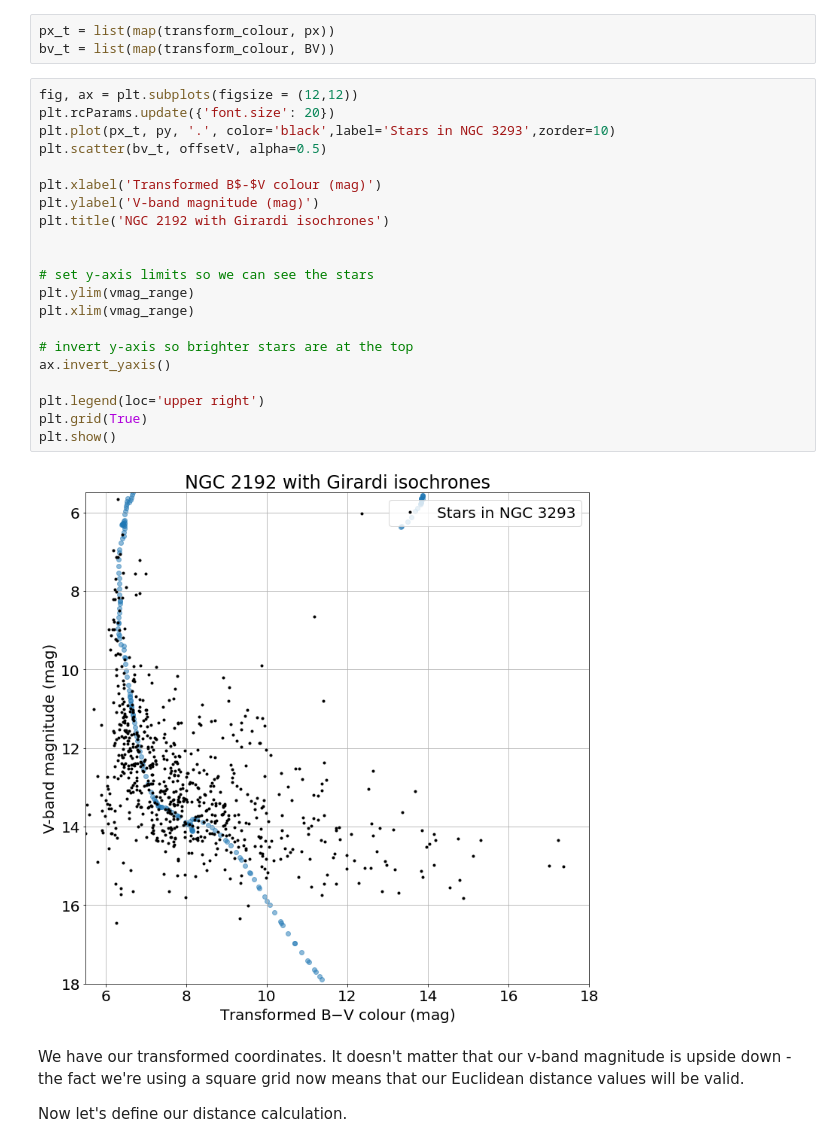
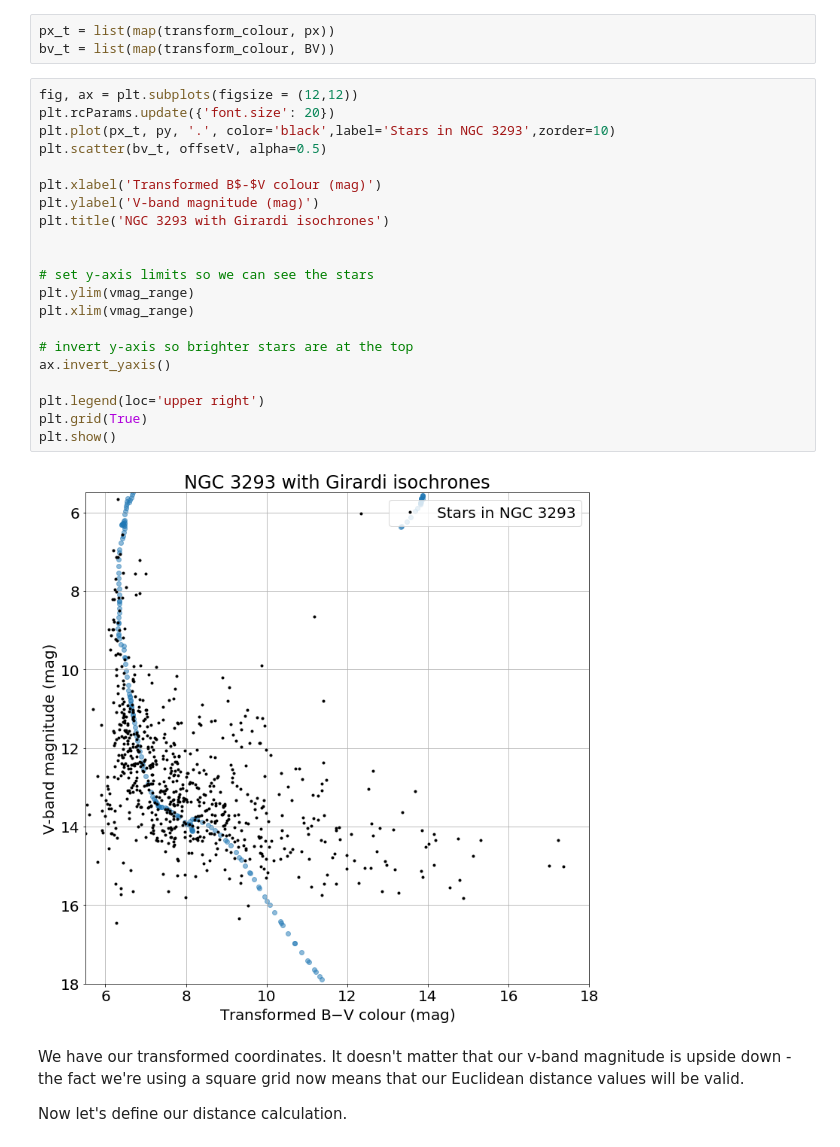
Before and after one commit to cedliang/ASP3231-Project-NGC-3293-, a Jupyter notebook: src/isochrones.ipynb, the cells around one changed output. Cells and saved outputs as stored; diff of their text form.

```diff
--- a/src/isochrones.ipynb
+++ b/src/isochrones.ipynb
@@ -481,26 +481,26 @@ bv_t = list(map(transform_colour, BV))
 # %%
 fig, ax = plt.subplots(figsize = (12,12))
 plt.rcParams.update({'font.size': 20})
 plt.plot(px_t, py, '.', color='black',label='Stars in NGC 3293',zorder=10)
 plt.scatter(bv_t, offsetV, alpha=0.5)
 
 plt.xlabel('Transformed B$-$V colour (mag)')
 plt.ylabel('V-band magnitude (mag)')
-plt.title('NGC 2192 with Girardi isochrones')
+plt.title('NGC 3293 with Girardi isochrones')
 
 
 # set y-axis limits so we can see the stars
 plt.ylim(vmag_range)
 plt.xlim(vmag_range)
 
 # invert y-axis so brighter stars are at the top
 ax.invert_yaxis()
 
 plt.legend(loc='upper right')
 plt.grid(True)
 plt.show()
 # %% [output]
-[figure, old version]
+[figure, new version]
 # %% [markdown]
 We have our transformed coordinates. It doesn't matter that our v-band magnitude is upside down - the fact we're using a square grid now means that our Euclidean distance values will be valid.
 
```
Also changed, not shown: parts of 8 cells of this notebook.
